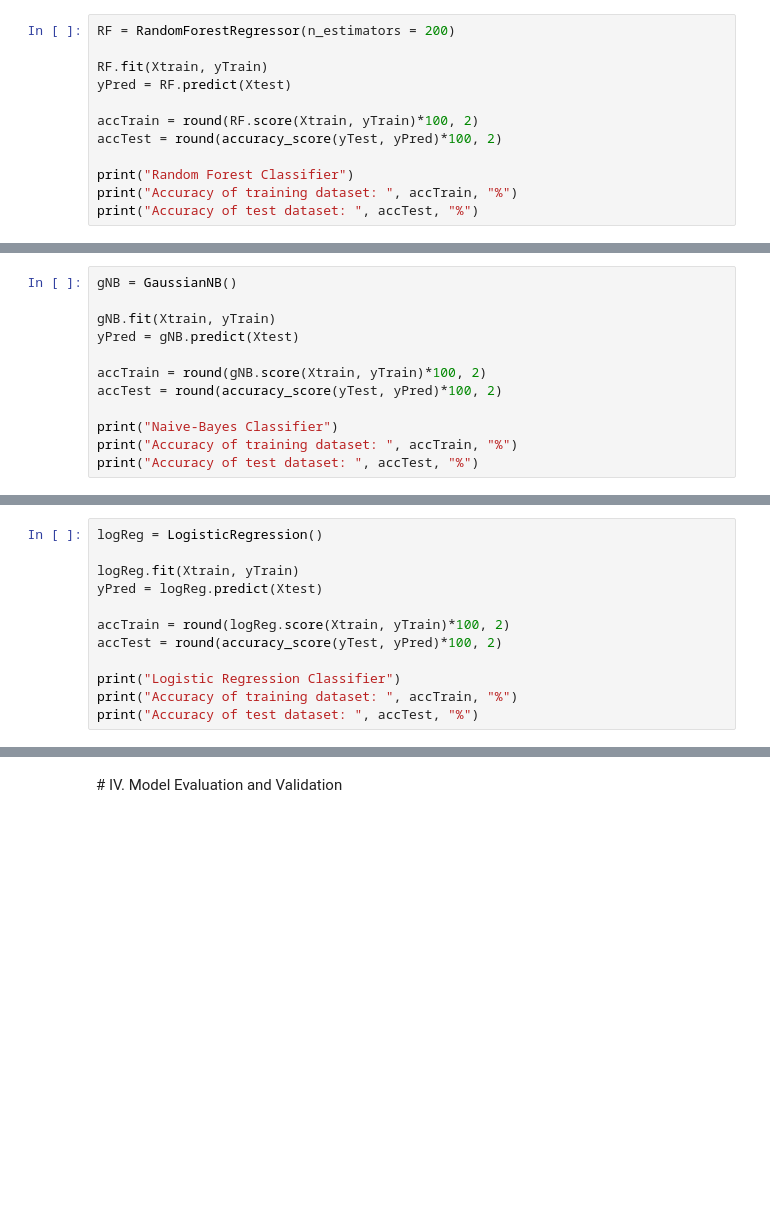
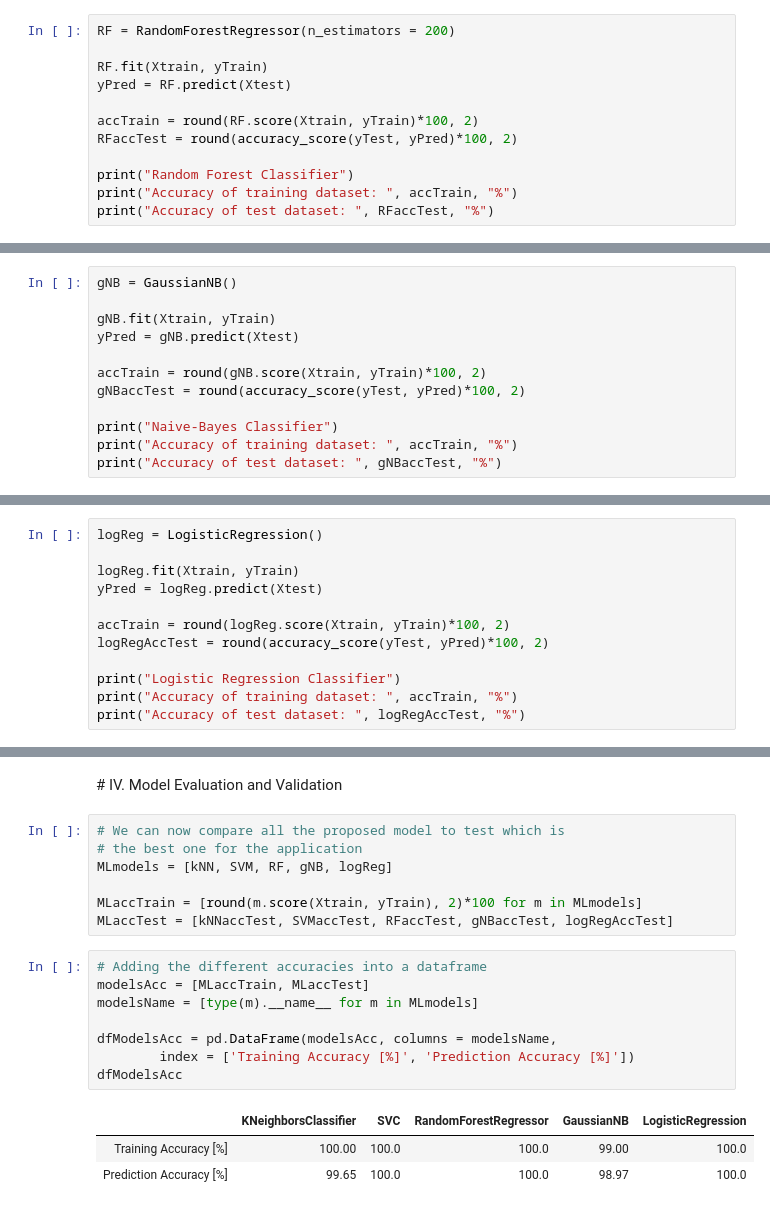
Before and after one commit to alserranor/StarbucksPromotion, a Jupyter notebook: Starbucks.ipynb, the cells around one changed output, grey strips where cells are left out. Saved outputs shown, nothing was run; the diff lists cells and outputs as text; blank space fills up the shorter version.

Commit message:
Starbucks.ipynb: Model evaluation and refinement

```diff
--- a/Starbucks.ipynb
+++ b/Starbucks.ipynb
@@ -951,10 +952,10 @@ RF.fit(Xtrain, yTrain)
 yPred = RF.predict(Xtest)
 
 accTrain = round(RF.score(Xtrain, yTrain)*100, 2)
-accTest = round(accuracy_score(yTest, yPred)*100, 2)
+RFaccTest = round(accuracy_score(yTest, yPred)*100, 2)
 
 print("Random Forest Classifier")
 print("Accuracy of training dataset: ", accTrain, "%")
-print("Accuracy of test dataset: ", accTest, "%")
+print("Accuracy of test dataset: ", RFaccTest, "%")
 # %% [output]
 Random Forest Classifier
@@ -969,10 +970,10 @@ gNB.fit(Xtrain, yTrain)
 yPred = gNB.predict(Xtest)
 
 accTrain = round(gNB.score(Xtrain, yTrain)*100, 2)
-accTest = round(accuracy_score(yTest, yPred)*100, 2)
+gNBaccTest = round(accuracy_score(yTest, yPred)*100, 2)
 
 print("Naive-Bayes Classifier")
 print("Accuracy of training dataset: ", accTrain, "%")
-print("Accuracy of test dataset: ", accTest, "%")
+print("Accuracy of test dataset: ", gNBaccTest, "%")
 # %% [output]
 Naive-Bayes Classifier
@@ -987,10 +988,10 @@ logReg.fit(Xtrain, yTrain)
 yPred = logReg.predict(Xtest)
 
 accTrain = round(logReg.score(Xtrain, yTrain)*100, 2)
-accTest = round(accuracy_score(yTest, yPred)*100, 2)
+logRegAccTest = round(accuracy_score(yTest, yPred)*100, 2)
 
 print("Logistic Regression Classifier")
 print("Accuracy of training dataset: ", accTrain, "%")
-print("Accuracy of test dataset: ", accTest, "%")
+print("Accuracy of test dataset: ", logRegAccTest, "%")
 # %% [output]
 Logistic Regression Classifier
@@ -999,2 +1000,21 @@ Accuracy of test dataset: 100.0%
 # %% [markdown]
 # <a class="anchor" id="ModelEvaluation">IV. Model Evaluation and Validation
+# %%
+# We can now compare all the proposed model to test which is
+# the best one for the application
+MLmodels = [kNN, SVM, RF, gNB, logReg]
+
+MLaccTrain = [round(m.score(Xtrain, yTrain), 2)*100 for m in MLmodels]
+MLaccTest = [kNNaccTest, SVMaccTest, RFaccTest, gNBaccTest, logRegAccTest]
+# %%
+# Adding the different accuracies into a dataframe
+modelsAcc = [MLaccTrain, MLaccTest]
+modelsName = [type(m).__name__ for m in MLmodels]
+
+dfModelsAcc = pd.DataFrame(modelsAcc, columns = modelsName,
+        index = ['Training Accuracy [%]', 'Prediction Accuracy [%]'])
+dfModelsAcc
+# %% [output]
+|  | KNeighborsClassifier | SVC | RandomForestRegressor | GaussianNB | LogisticRegression |
+| Training Accuracy [%] | 100.00 | 100.0 | 100.0 | 99.00 | 100.0 |
+| Prediction Accuracy [%] | 99.65 | 100.0 | 100.0 | 98.97 | 100.0 |
```
Also changed, not shown: parts of 21 cells of this notebook.
